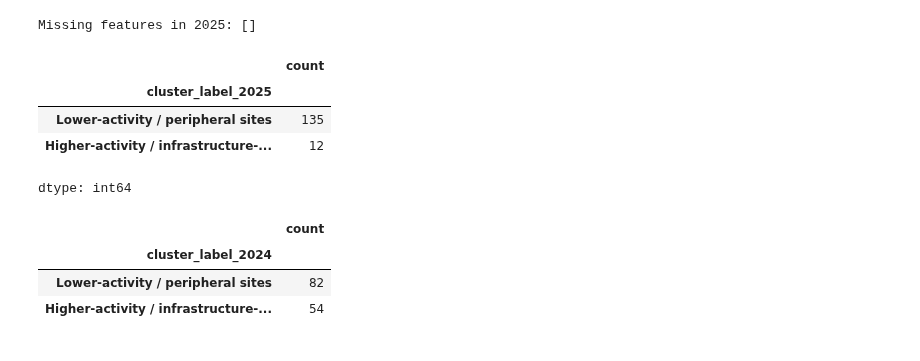
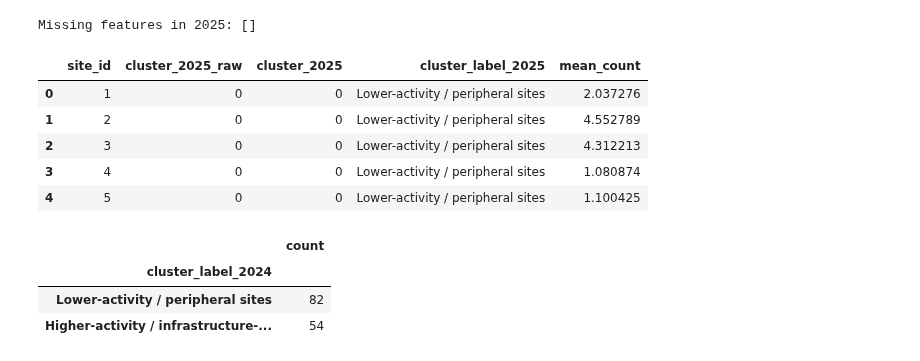
Before and after one commit to ZelalAldag/MDA_Project, a Jupyter notebook: clustering_2024_u.ipynb, the cells around one changed output. Saved outputs shown, nothing was run; the diff lists cells and outputs as text; code cells hidden in the pictures.

```diff
--- a/clustering_2024_u.ipynb
+++ b/clustering_2024_u.ipynb
@@ -1113,34 +1182,49 @@ Missing features in 2025: []
 # %%
 X_2025 = active_sites_2025[clustering_features_clean].copy()
 X_2025 = X_2025.replace([np.inf, -np.inf], np.nan)
 
 X_2025_transformed = X_2025.copy()
 
 for col in count_like_features:
     if col in X_2025_transformed.columns:
         X_2025_transformed[col] = np.log1p(X_2025_transformed[col])
 
 X_2025_imputed = imputer.transform(X_2025_transformed)
 X_2025_scaled = scaler.transform(X_2025_imputed)
 
-active_sites_2025["cluster_2025"] = kmeans_2024.predict(X_2025_scaled)
+# Predict raw 2025 cluster using the 2024 KMeans model
+active_sites_2025["cluster_2025_raw"] = kmeans_2024.predict(X_2025_scaled)
+
+# Convert raw 2025 prediction into the same meaningful 0/1 labels from 2024
+active_sites_2025["cluster_2025"] = active_sites_2025[
+    "cluster_2025_raw"
+].map(raw_to_standard_cluster_2024)
 
 cluster_labels = {
     0: "Lower-activity / peripheral sites",
     1: "Higher-activity / infrastructure-supported sites"
 }
 
 active_sites_2025["cluster_label_2025"] = (
     active_sites_2025["cluster_2025"].map(cluster_labels)
 )
 
-active_sites_2025["cluster_label_2025"].value_counts()
+active_sites_2025[
+    [
+        "site_id",
+        "cluster_2025_raw",
+        "cluster_2025",
+        "cluster_label_2025",
+        "mean_count"
+    ]
+].head()
 # %% [output]
-|  | count |
-| cluster_label_2025 |  |
-| Lower-activity / peripheral sites | 135 |
-| Higher-activity / infrastructure-... | 12 |
+|  | site_id | cluster_2025_raw | cluster_2025 | cluster_label_2025 | mean_count |
+| 0 | 1 | 0 | 0 | Lower-activity / peripheral sites | 2.037276 |
+| 1 | 2 | 0 | 0 | Lower-activity / peripheral sites | 4.552789 |
+| 2 | 3 | 0 | 0 | Lower-activity / peripheral sites | 4.312213 |
+| 3 | 4 | 0 | 0 | Lower-activity / peripheral sites | 1.080874 |
+| 4 | 5 | 0 | 0 | Lower-activity / peripheral sites | 1.100425 |
-dtype: int64
 # %%
 active_sites_2024["cluster_label_2024"].value_counts()
 # %% [output]
```
Also changed, not shown: parts of 19 cells of this notebook.
